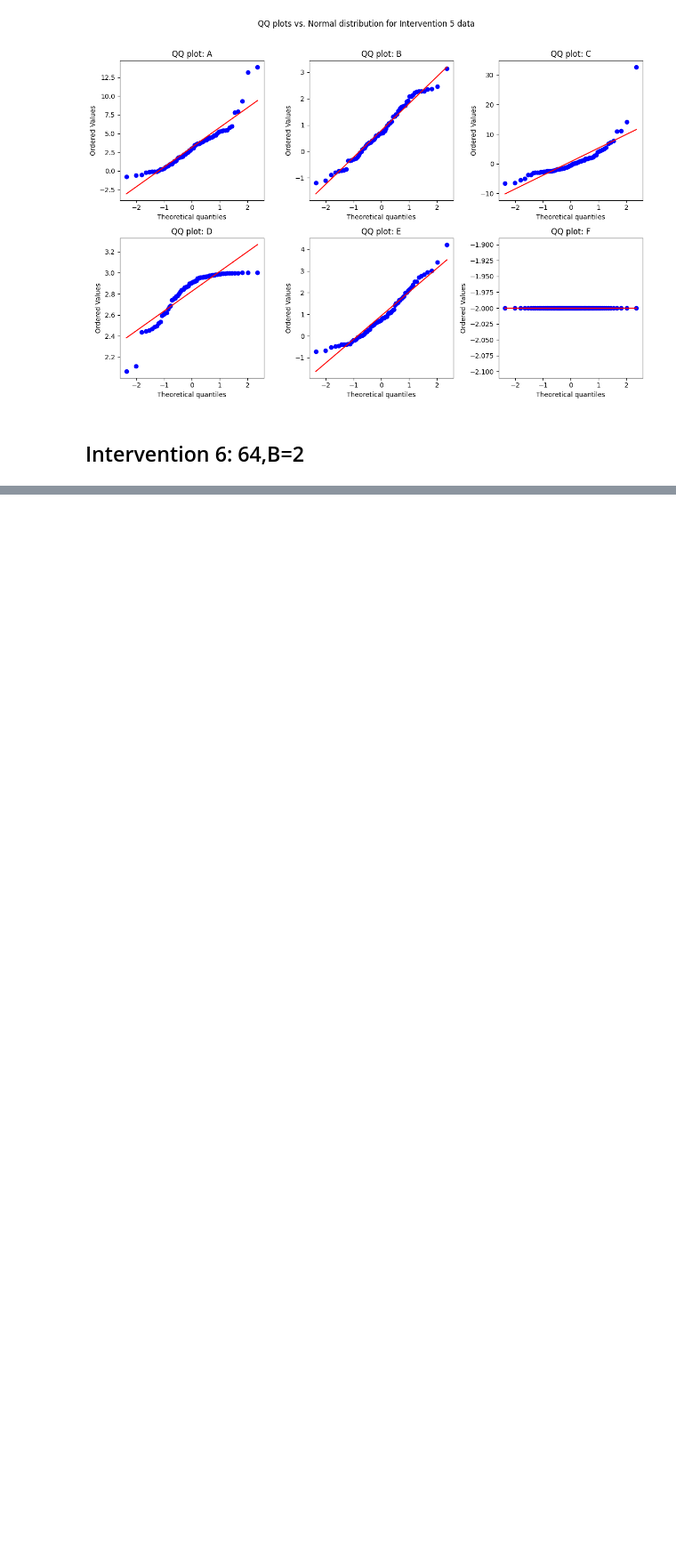
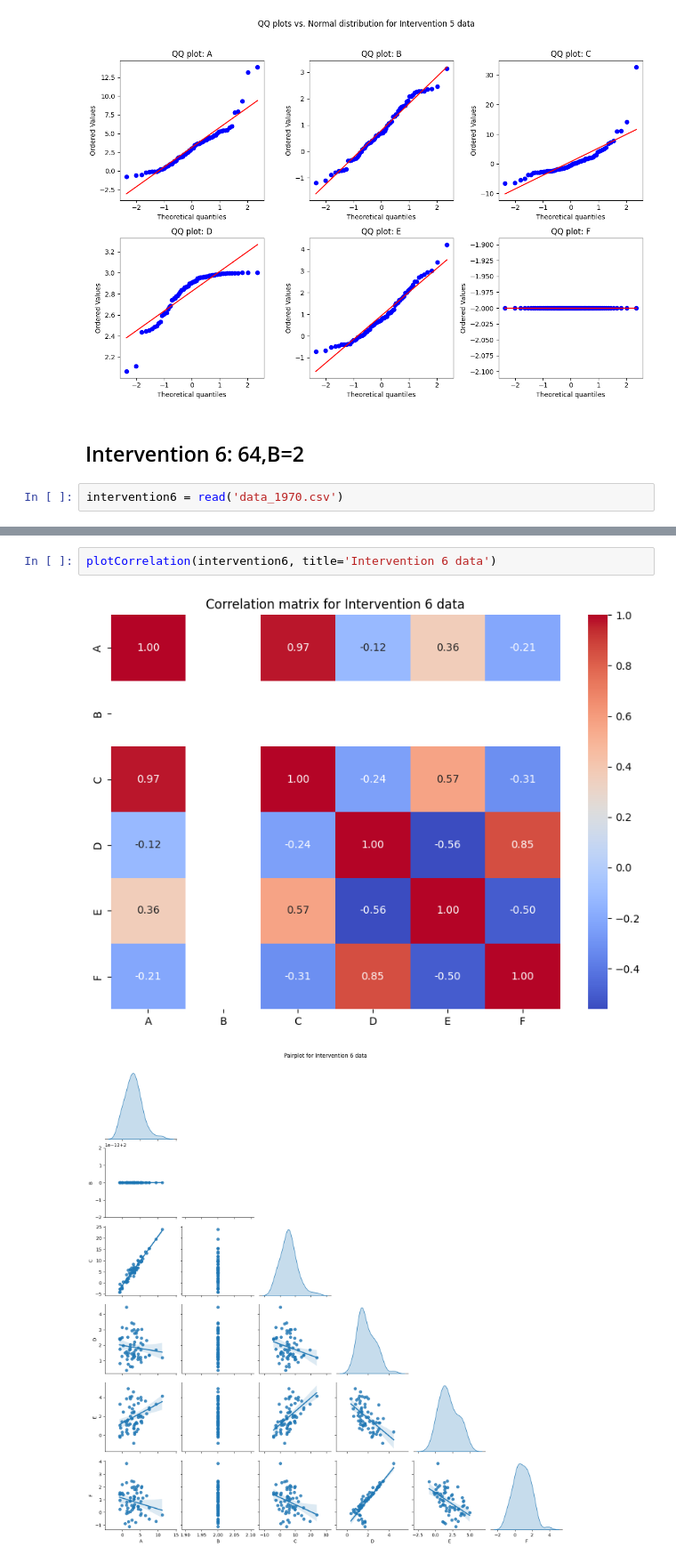
Before and after one commit to claralb2002/Active-Machine-Learning-Assignments, a Jupyter notebook: miniproject3/experiment.ipynb, the cells around one changed output, grey strips where cells are left out. Shown at 89% size. Cells and saved outputs as stored; diff of their text form; blank space fills up the shorter version.

Commit message:
Adds intervention 6 data analysis

```diff
--- a/miniproject3/experiment.ipynb
+++ b/miniproject3/experiment.ipynb
@@ -383,3 +383,5 @@ plotCorrelation(intervention5, title='Intervention 5 data')
 [figure]
 # %% [markdown]
 ## Intervention 6: 64,B=2
+# %%
+intervention6 = read('data_1970.csv')
@@ -385,0 +408,5 @@ plotCorrelation(intervention5, title='Intervention 5 data')
+# %%
+plotCorrelation(intervention6, title='Intervention 6 data')
+# %% [output]
+[figure, added]
+[figure, added]
```
Also changed, not shown: parts of 4 cells of this notebook.
